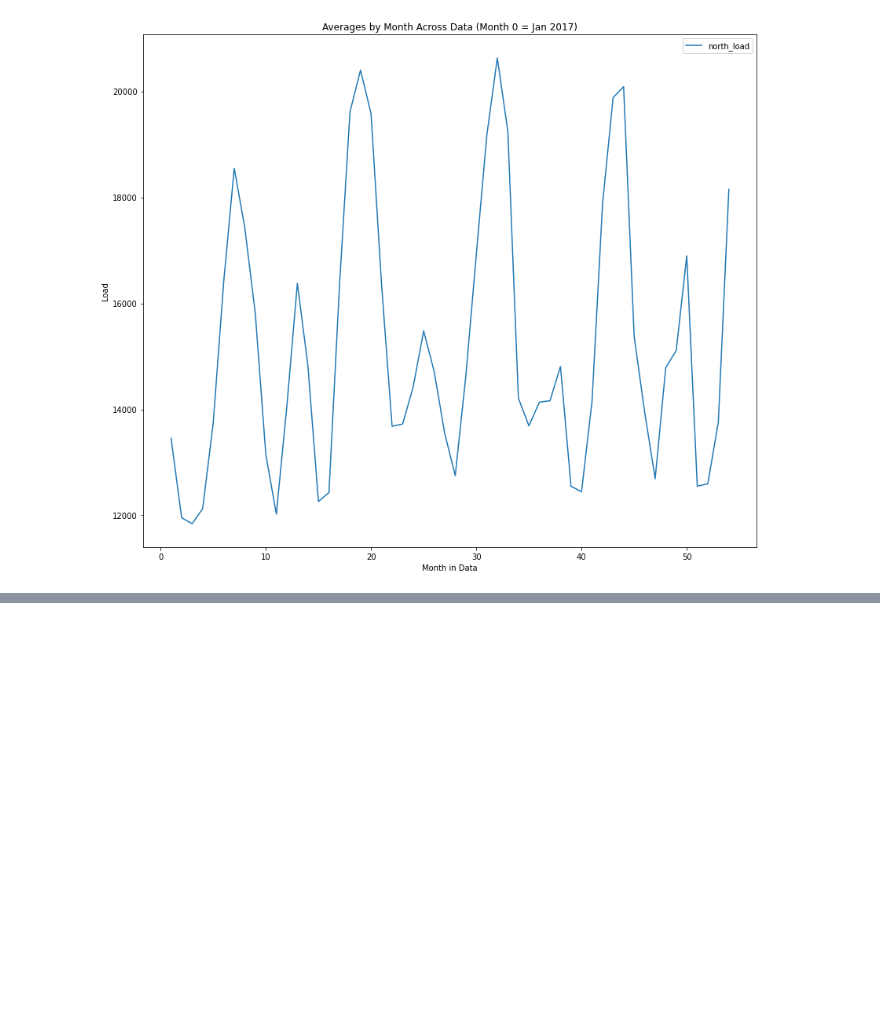
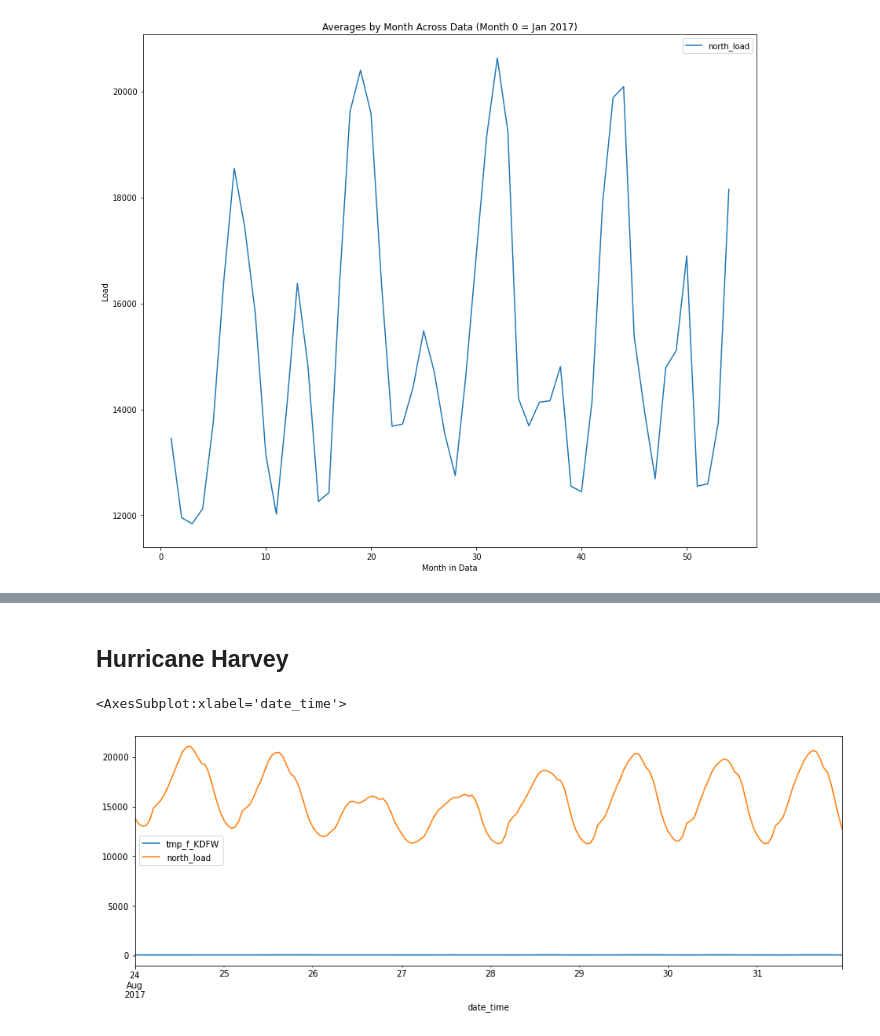
Before and after one commit to esherma/NT_Demand_Prediction, a Jupyter notebook: 01_Exploratory_Visualizations.ipynb, the cells around one changed output, grey strips where cells are left out. Cells and saved outputs as stored; diff of their text form; code cells hidden in the pictures; blank space fills up the shorter version.

```diff
--- a/Exploratory_Visualizations.ipynb
+++ b/01_Exploratory_Visualizations.ipynb
@@ -169,0 +180,9 @@ Text(0.5, 1.0, 'Averages by Month Across Data (Month 0 = Jan 2017)')
+# %% [markdown]
+## Hurricane Harvey
+# %%
+fig, ax = plt.subplots(figsize=(15, 5))
+
+train_data.loc['2017-08-24 00:00:00-06:00':'2017-08-31 23:00:00-06:00'].plot(ax=ax)
+# %% [output]
+<AxesSubplot:xlabel='date_time'>
+[figure, added]
```
Also changed, not shown: parts of 7 cells of this notebook, 4 other files.
